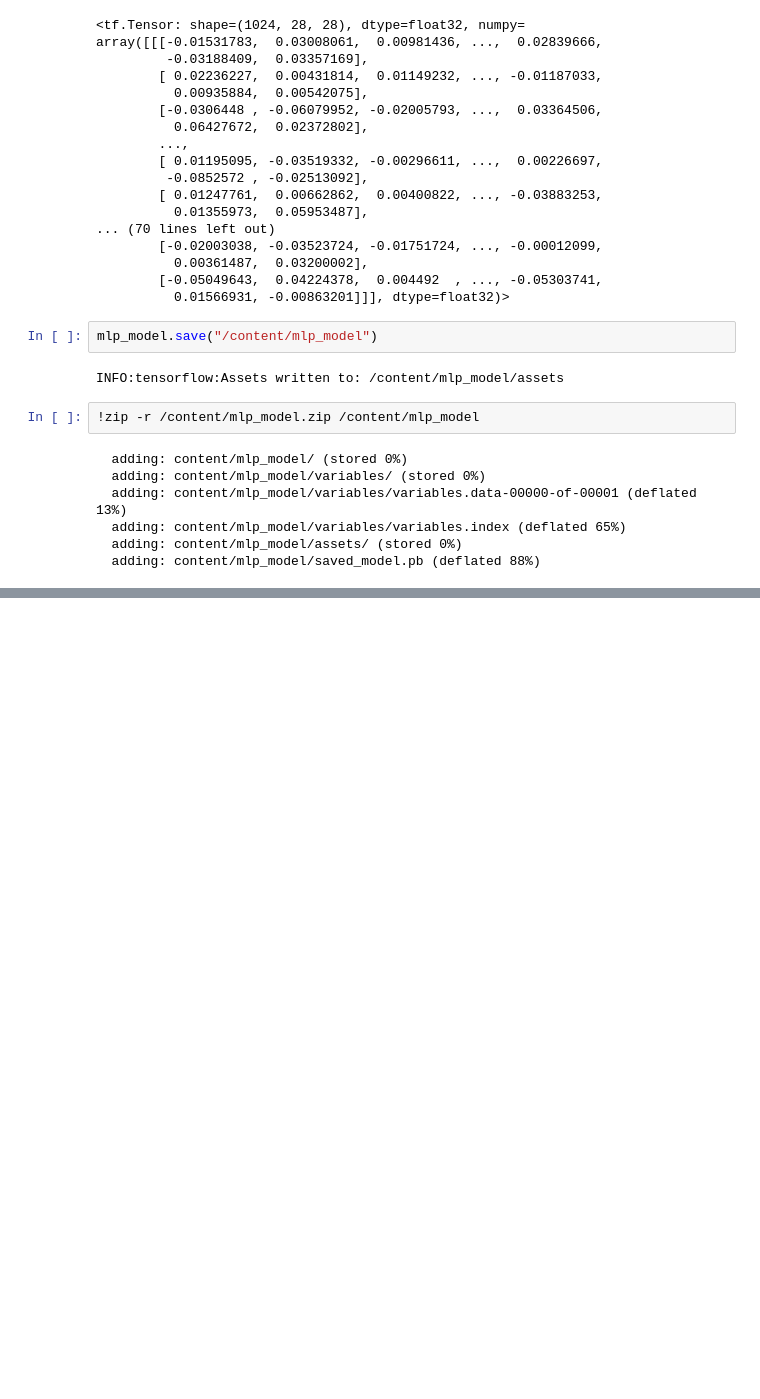
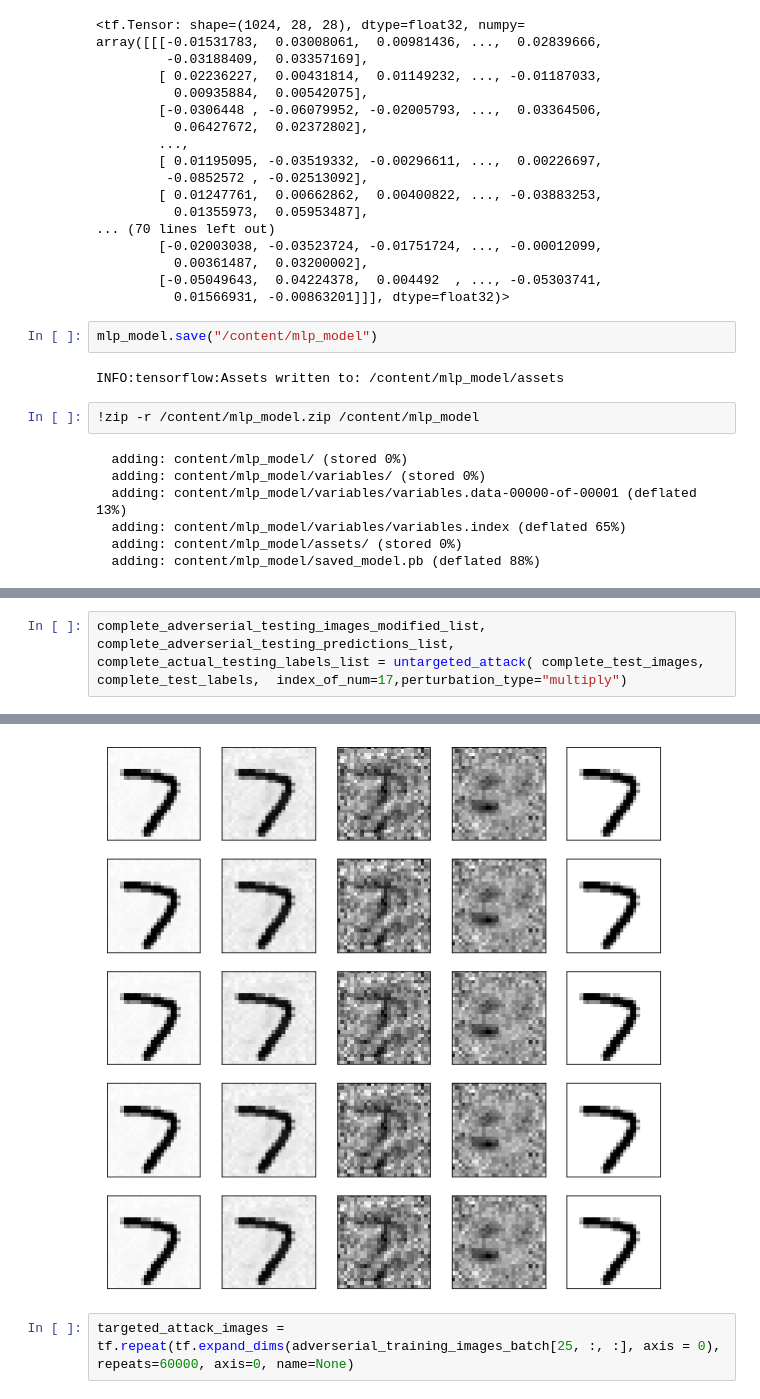
Before and after one commit to surajsrivathsa/ovgu_deeplearning, a Jupyter notebook: Assignment_10_Adverserial_Examples_and_Training.ipynb, the cells around one changed output, grey strips where cells are left out. Cells and saved outputs as stored; diff of their text form; blank space fills up the shorter version.

```diff
--- a/Assignment_10_Adverserial_Examples_and_Training.ipynb
+++ b/Assignment_10_Adverserial_Examples_and_Training.ipynb
@@ -710,0 +996,3 @@ INFO:tensorflow:Assets written to: /content/mlp_model/assets
+# %%
+complete_adverserial_testing_images_modified_list, complete_adverserial_testing_predictions_list, complete_actual_testing_labels_list = untargeted_attack( complete_test_images, complete_test_labels,  index_of_num=17,perturbation_type="multiply")
+# %% [output]
@@ -710,0 +1016,3 @@ INFO:tensorflow:Assets written to: /content/mlp_model/assets
+[figure, added]
+# %%
+targeted_attack_images = tf.repeat(tf.expand_dims(adverserial_training_images_batch[25, :, :], axis = 0), repeats=60000, axis=0, name=None)
```
Also changed, not shown: parts of 30 cells of this notebook.
